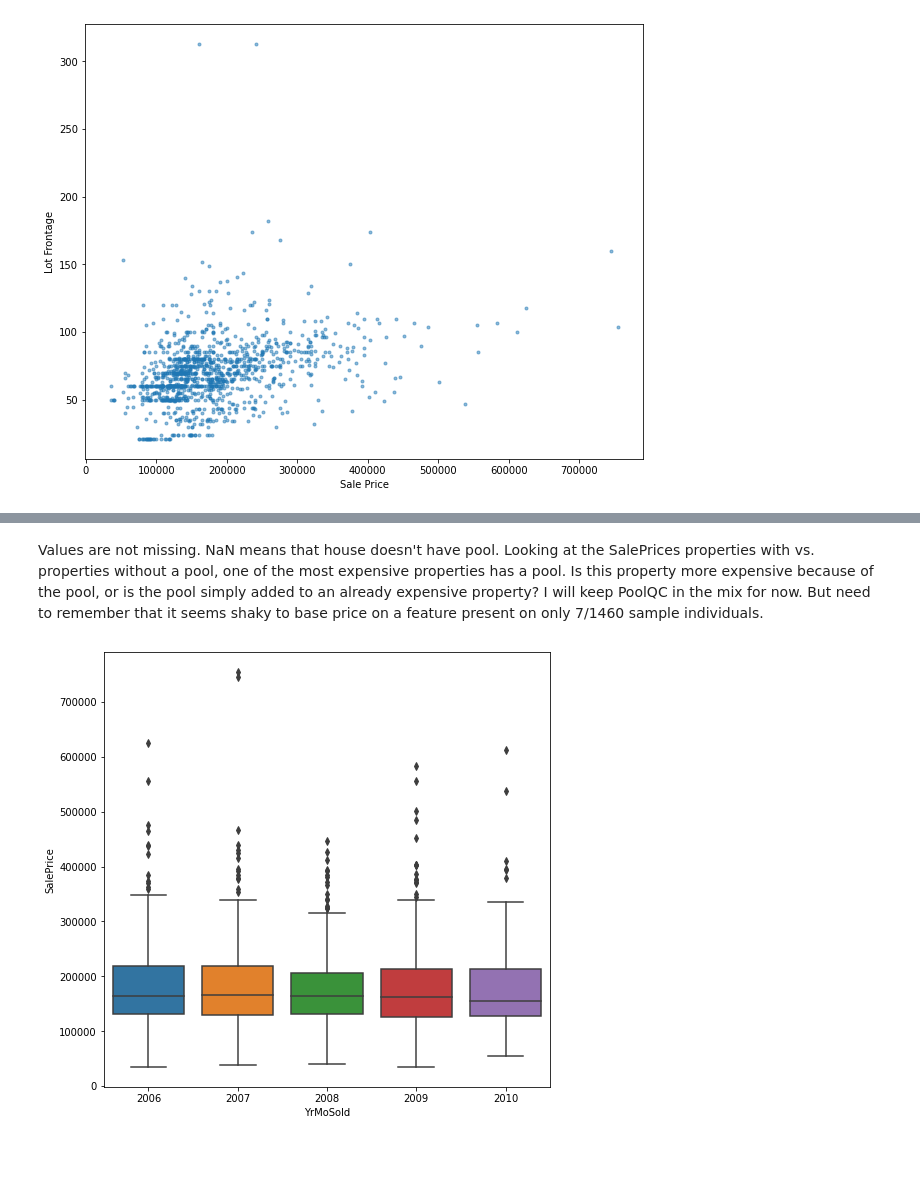
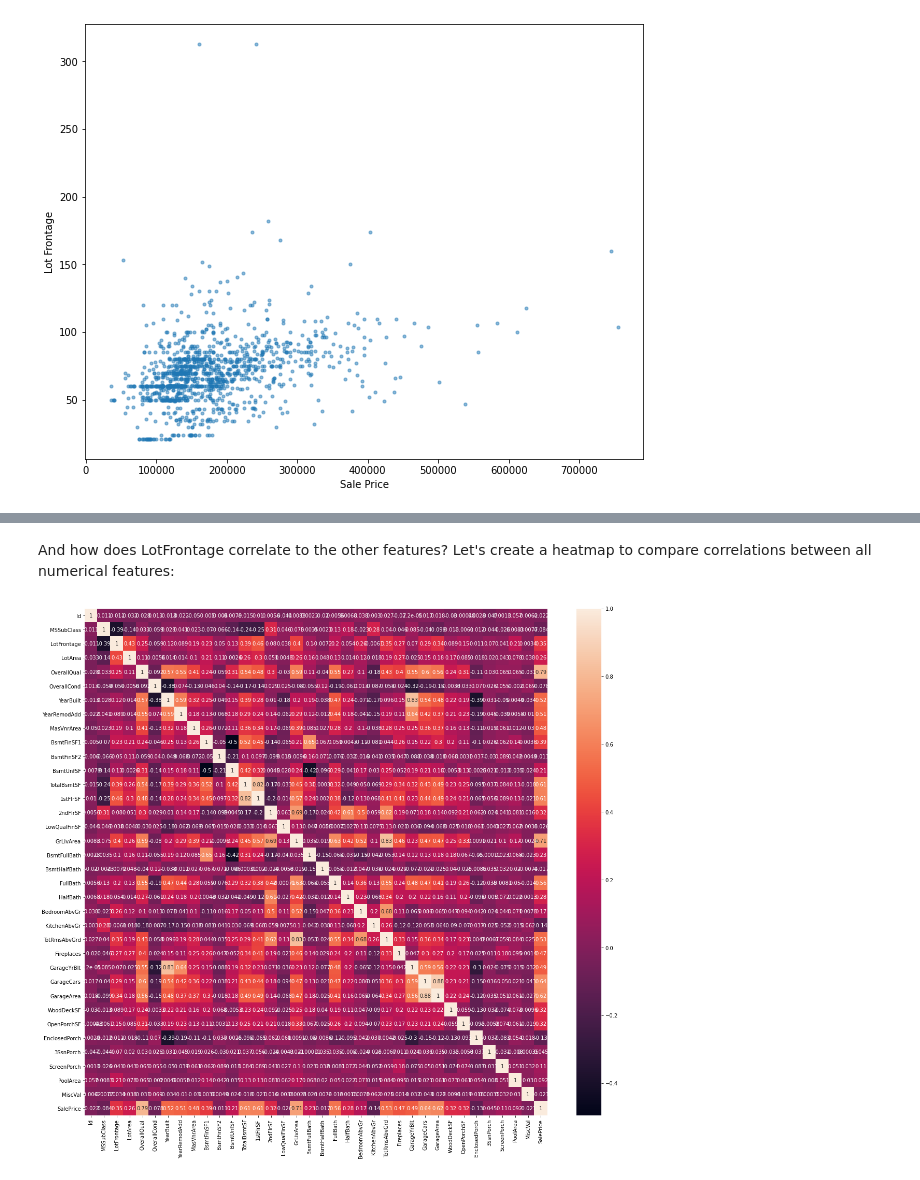
Before and after one commit to lilorent/Springboard, a Jupyter notebook: capstone2-housing/Exploratory Data Analysis.ipynb, the cells around one changed output, grey strips where cells are left out. Saved outputs shown, nothing was run; the diff lists cells and outputs as text; code cells hidden in the pictures; blank space fills up the shorter version.

Commit message:
First real draft of EDA. To do: Complete numerical feature correlation, Categorical feature correlation, LotFrontage missing values

```diff
--- a/capstone2-housing/Exploratory Data Analysis.ipynb
+++ b/capstone2-housing/Exploratory Data Analysis.ipynb
@@ -196,9 +164,7 @@ _ = sns.scatterplot(x='PoolArea', y='SalePrice', hue='PoolQC', data=housing)
-# %% [markdown]
-Values are not missing. NaN means that house doesn't have pool. Looking at the SalePrices properties with vs. properties without a pool, one of the most expensive properties has a pool. Is this property more expensive because of the pool, or is the pool simply added to an already expensive property?
-I will keep PoolQC in the mix for now. But need to remember that it seems shaky to base price on a feature present on only 7/1460 sample individuals.
-# %%
-year_sold = housing['YrMoSold'].dt.year
-_ = plt.figure(figsize=(8,8))
-_ = sns.boxplot(x=year_sold, y='SalePrice', data=housing)
-# %% [output]
-[figure, removed]
+# %% [markdown]
+And how does LotFrontage correlate to the other features? Let's create a heatmap to compare correlations between all numerical features:
+# %%
+_ = plt.figure(figsize=(20,18))
+_ = sns.heatmap(housing.corr(), annot=True)
+# %% [output]
+[figure, added]
```
Also changed, not shown: parts of 19 cells of this notebook.
